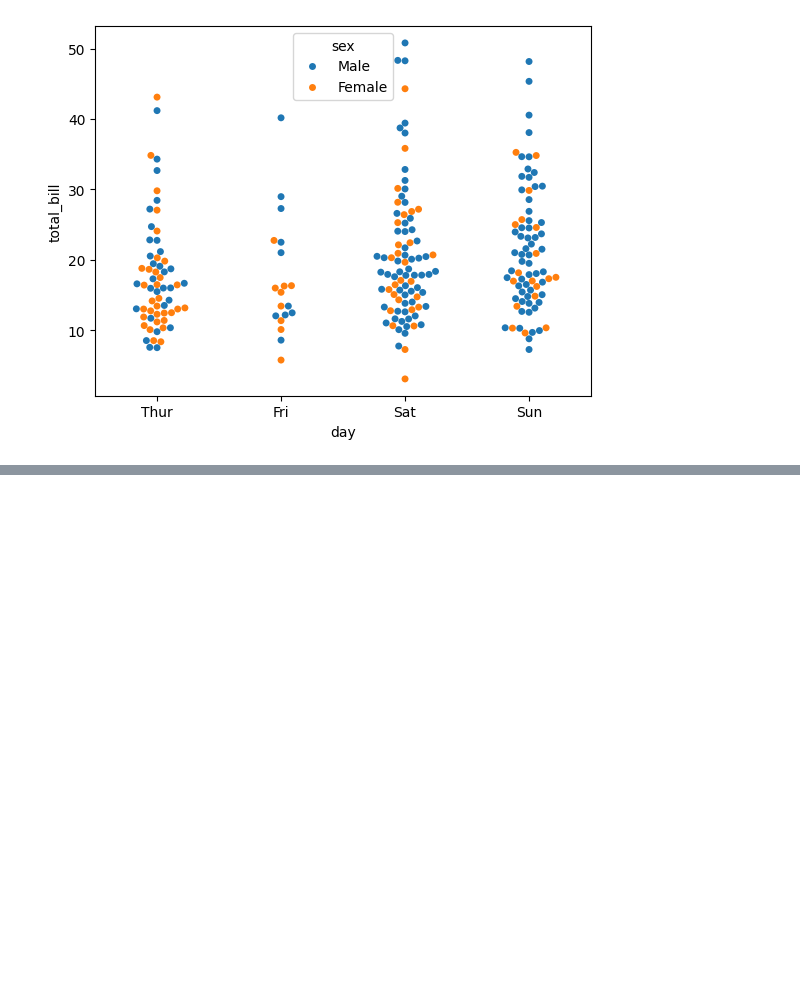
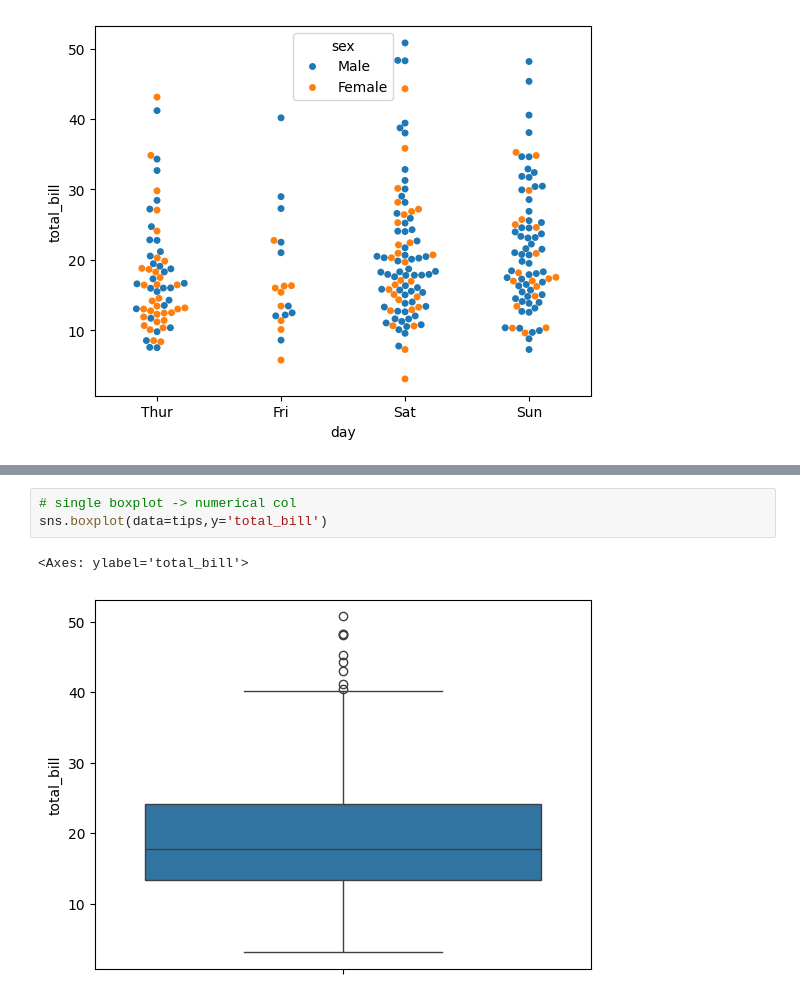
Before and after one commit to fahim-506/eda-with-python, a Jupyter notebook: notebooks/14_seaborn.ipynb, the cells around one changed output, grey strips where cells are left out. Drawn from its saved outputs; the diff is of its cells as text; blank space fills up the shorter version.

```diff
--- a/notebooks/14_seaborn.ipynb
+++ b/notebooks/14_seaborn.ipynb
@@ -67,0 +91,6 @@ sns.swarmplot(data=tips, x='day',y='total_bill',hue='sex')
+# %%
+# single boxplot -> numerical col
+sns.boxplot(data=tips,y='total_bill')
+# %% [output]
+<Axes: ylabel='total_bill'>
+[figure, added]
```
Also changed, not shown: parts of 16 cells of this notebook.
